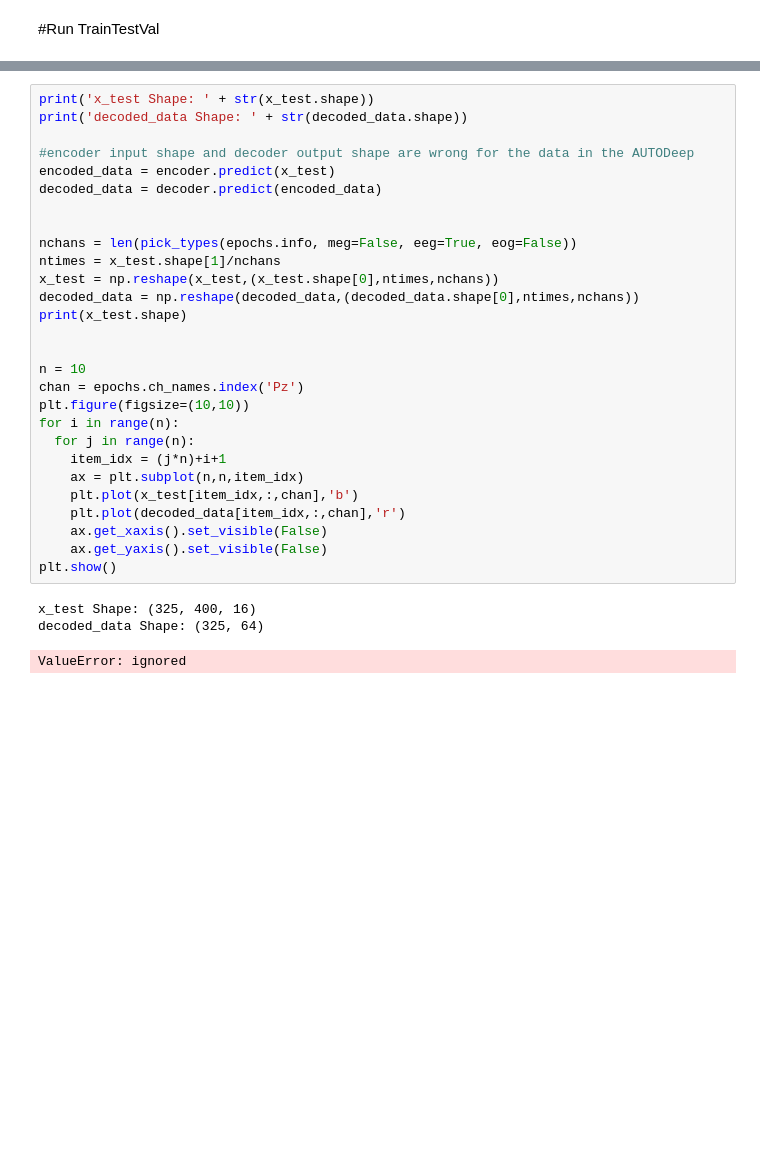
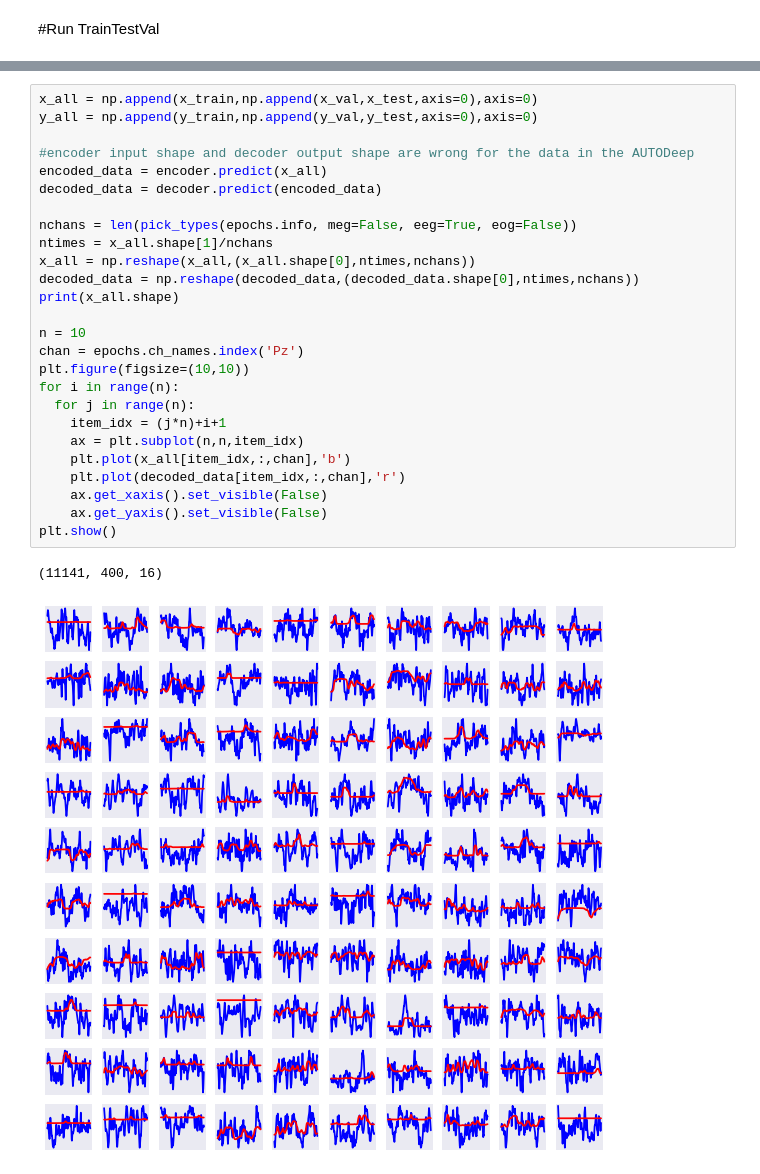
Before and after one commit to kylemath/DeepEEG, a Jupyter notebook: notebooks/DeepEEG.ipynb, the cells around one changed output, grey strips where cells are left out. Cells and saved outputs as stored; diff of their text form; blank space fills up the shorter version.

```diff
--- a/notebooks/DeepEEG.ipynb
+++ b/notebooks/DeepEEG.ipynb
@@ -654,34 +722,31 @@ Trainable params: 1,665,696
 Non-trainable params: 0
 _________________________________________________________________
 # %%
-print('x_test Shape: ' + str(x_test.shape))
-print('decoded_data Shape: ' + str(decoded_data.shape))
+x_all = np.append(x_train,np.append(x_val,x_test,axis=0),axis=0)
+y_all = np.append(y_train,np.append(y_val,y_test,axis=0),axis=0)
 
 #encoder input shape and decoder output shape are wrong for the data in the AUTODeep
-encoded_data = encoder.predict(x_test)
+encoded_data = encoder.predict(x_all)
 decoded_data = decoder.predict(encoded_data)
 
-
 nchans = len(pick_types(epochs.info, meg=False, eeg=True, eog=False))
-ntimes = x_test.shape[1]/nchans
-x_test = np.reshape(x_test,(x_test.shape[0],ntimes,nchans))
+ntimes = x_all.shape[1]/nchans
+x_all = np.reshape(x_all,(x_all.shape[0],ntimes,nchans))
 decoded_data = np.reshape(decoded_data,(decoded_data.shape[0],ntimes,nchans))
-print(x_test.shape)
-
+print(x_all.shape)
 
 n = 10
 chan = epochs.ch_names.index('Pz')
 plt.figure(figsize=(10,10))
 for i in range(n):
   for j in range(n):
     item_idx = (j*n)+i+1
     ax = plt.subplot(n,n,item_idx)
-    plt.plot(x_test[item_idx,:,chan],'b')
+    plt.plot(x_all[item_idx,:,chan],'b')
     plt.plot(decoded_data[item_idx,:,chan],'r')
     ax.get_xaxis().set_visible(False)
     ax.get_yaxis().set_visible(False)
 plt.show()
 # %% [output]
-x_test Shape: (325, 400, 16)
-decoded_data Shape: (325, 64)
+(11141, 400, 16)
-ValueError: ignored
+[figure, added]
```
Also changed, not shown: parts of 9 cells of this notebook.
